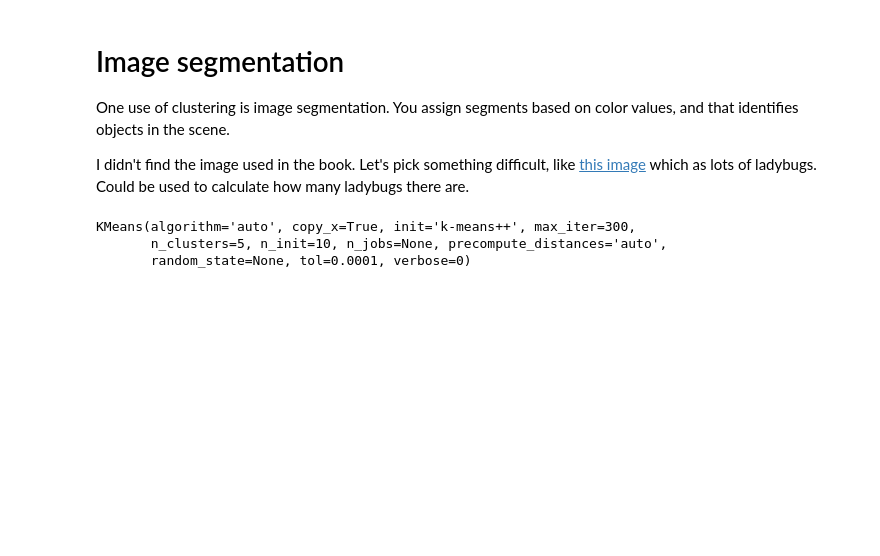
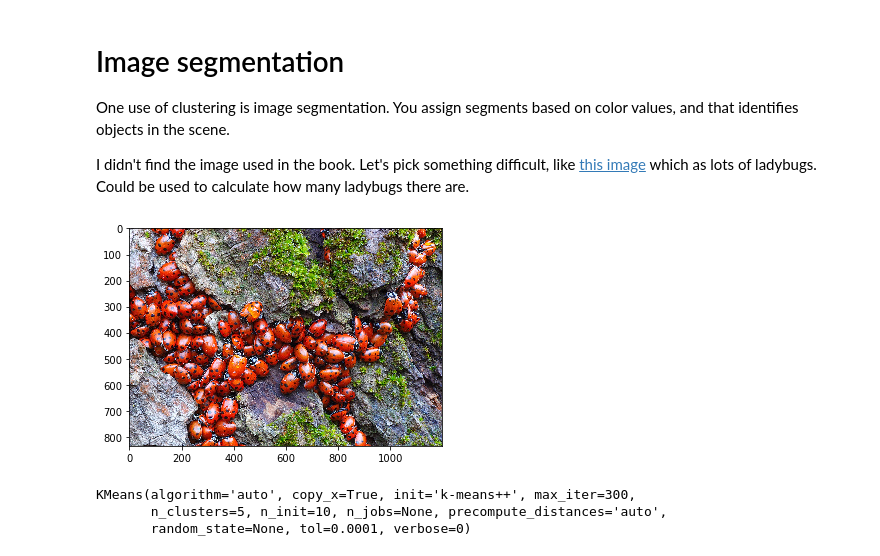
Before and after one commit to youngelf/MachineLearning, a Jupyter notebook: Hands-On2/Chapter 9.ipynb, the cells around one changed output. Drawn from its saved outputs; the diff is of its cells as text; code cells hidden in the pictures; blank space fills up the shorter version.

```diff
--- a/Hands-On2/Chapter 9.ipynb
+++ b/Hands-On2/Chapter 9.ipynb
@@ -195,6 +195,11 @@ from sklearn.cluster import KMeans
 import os
 # Picking a somewhat difficult ladybugs file
 ladies = imread(os.path.join("images", "ladybugs.jpg"))
+# %%
+plt.imshow(ladies)
+plt.show()
+# %% [output]
+[figure, added]
 # %%
 # -1 signifies flatten it, but along what axis (row-major or column-major)?
 X_ladies = ladies.reshape(-1, 3)
```
Also changed, not shown: parts of 22 cells of this notebook, 2 other files.
